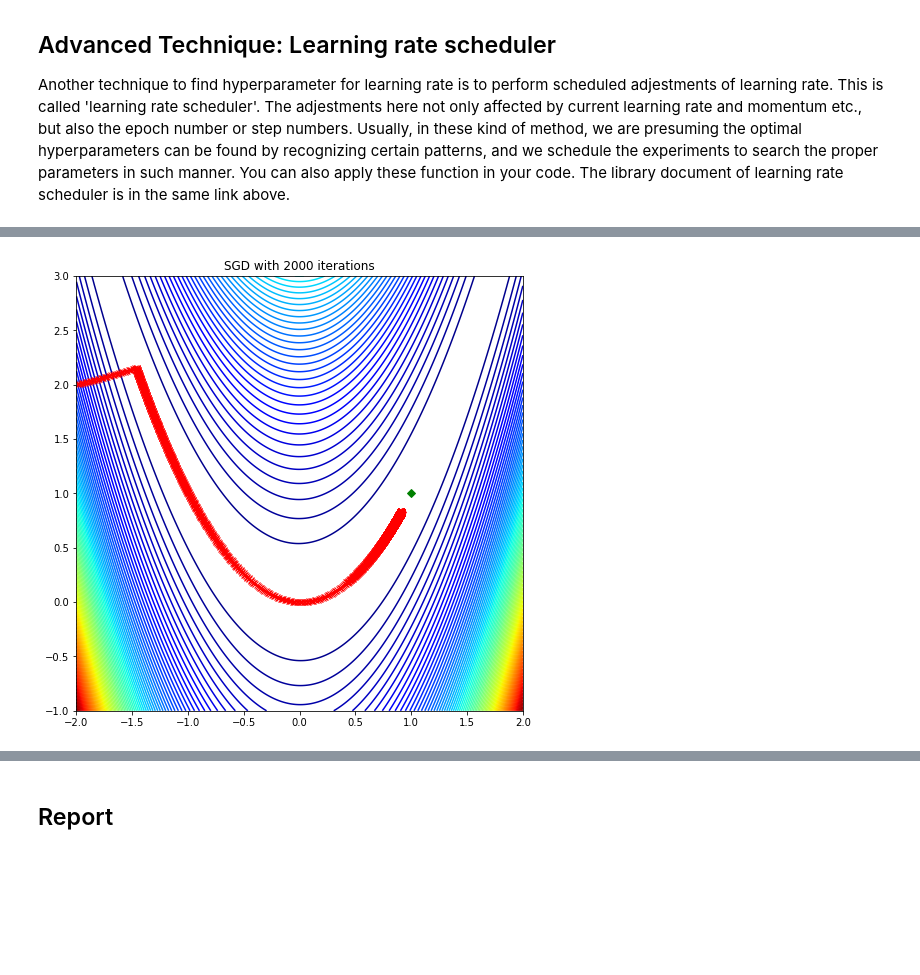
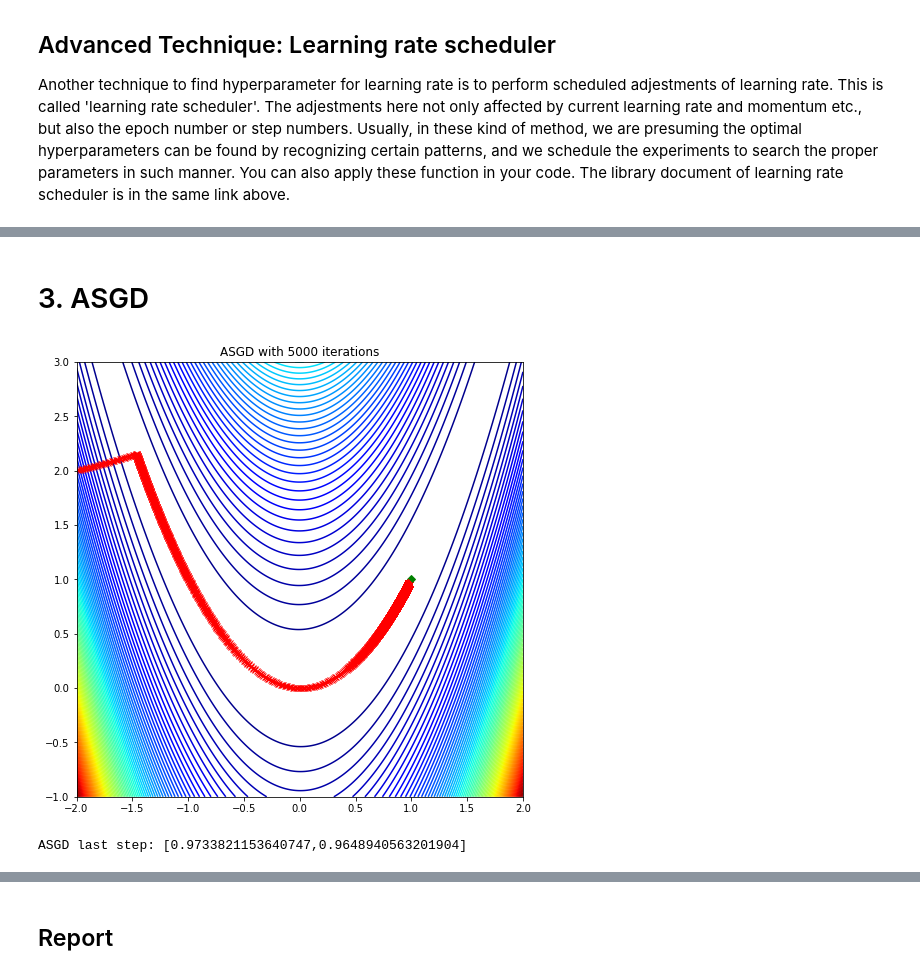
Before and after one commit to bsraya/nthu-numerical-optimization, a Jupyter notebook: hw2.ipynb, the cells around one changed output, grey strips where cells are left out. Cells and saved outputs as stored; diff of their text form; code cells hidden in the pictures; blank space fills up the shorter version.

Commit message:
sgd, adadelta, asgd, and adagrad done

```diff
--- a/hw2.ipynb
+++ b/hw2.ipynb
@@ -77,3 +77,4 @@ def experiment(optimizer, hyperparameters, iters):
         num_iter = iters
     )
     plot_rosenbrok(steps, optimizer.__name__)
+    return steps
@@ -88,4 +116,17 @@ experiment(optimizer = optim.SGD, hyperparameters = {'lr':0.0125, 'momentum':0.9
+# %% [markdown]
+# 3. ASGD
 # %%
-experiment(optimizer = optim.ASGD, hyperparameters = {'lr':0.0125}, iters = 2000)
+asgd_steps = experiment(
+  optimizer = optim.ASGD,
+  hyperparameters = {
+    'lr':0.0125,
+    'lambd': 1e-4,
+    'alpha': 0.75,
+    'weight_decay': 0
+  },
+  iters = 5000
+)
+print(f"ASGD last step: [{asgd_steps[0][-1]},{asgd_steps[1][-1]}]")
 # %% [output]
-[figure, old version]
+[figure, new version]
+ASGD last step: [0.9733821153640747,0.9648940563201904]
```
Also changed, not shown: parts of 24 cells of this notebook, 3 other files.
